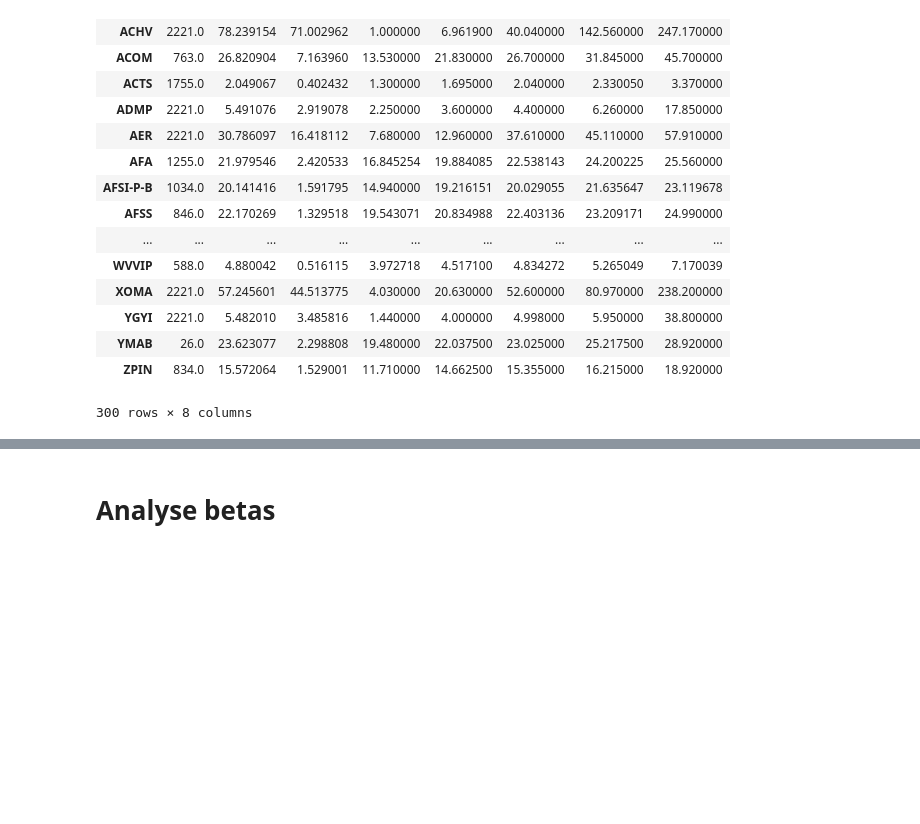
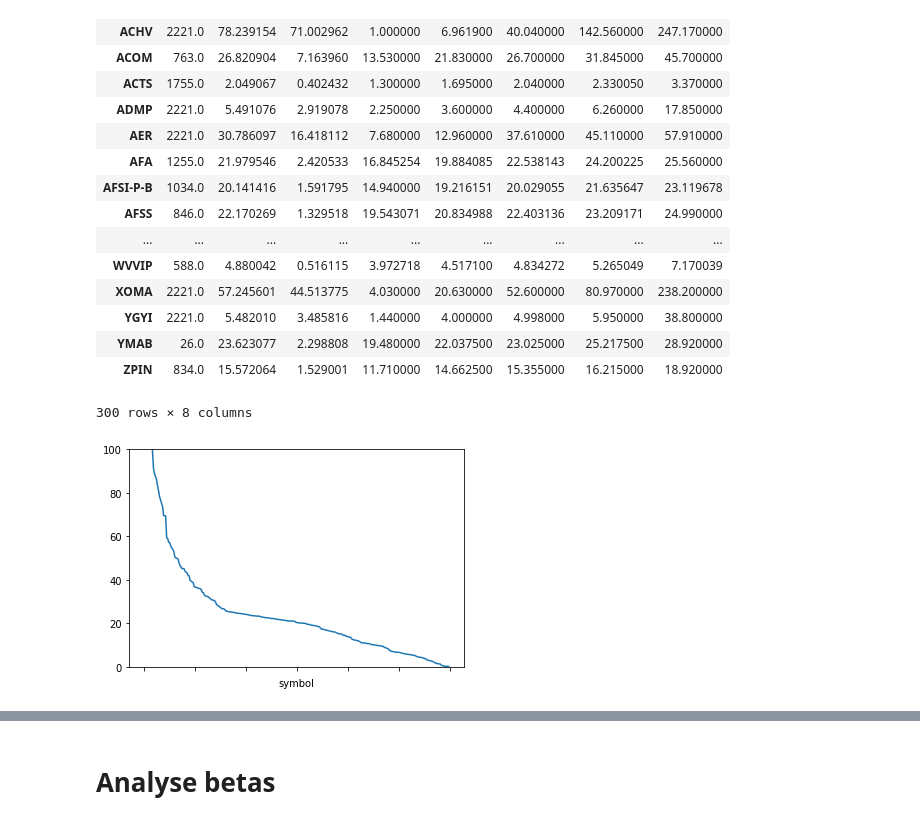
Before and after one commit to vincentqb/beta-computation, a Jupyter notebook: Exploration.ipynb, the cells around one changed output, grey strips where cells are left out. Cells and saved outputs as stored; diff of their text form; code cells hidden in the pictures; blank space fills up the shorter version.

```diff
--- a/Exploration.ipynb
+++ b/Exploration.ipynb
@@ -21,12 +23,8 @@ n_stocks = 300
 # We take a random set of stocks
 # TODO Ensure there's a certain proportion of small/medium/large stocks
 
-load_param = True
+online = False
 
-if load_param
-    data = DataProvider.load_securities()
-else:
-    data = DataProvider.get_random_securities(n_stocks, start_date, end_date, online=False)
-
+data = DataProvider.get_random_securities(n_stocks, start_date, end_date, online=online)
 data_ref = DataProvider.get_reference_security(start_date, end_date)
 # %% [output]
@@ -56,0 +57,5 @@ data.groupby("symbol").describe()
+# %%
+threshold = 100
+p = data.reset_index("symbol").groupby("symbol")[data.name].mean().sort_values(ascending=False).plot(ylim=(0,threshold))
+# %% [output]
+[figure, added]
```
Also changed, not shown: parts of 25 cells of this notebook.
